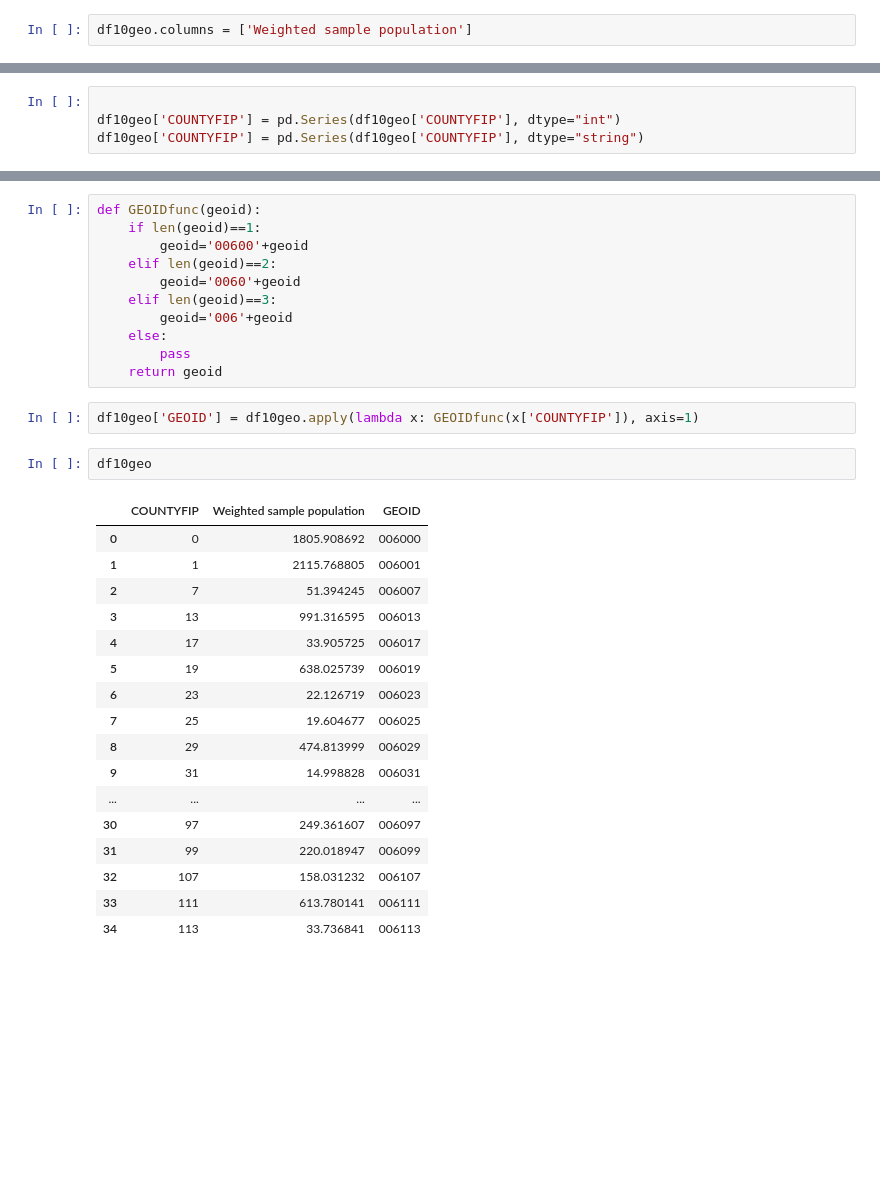
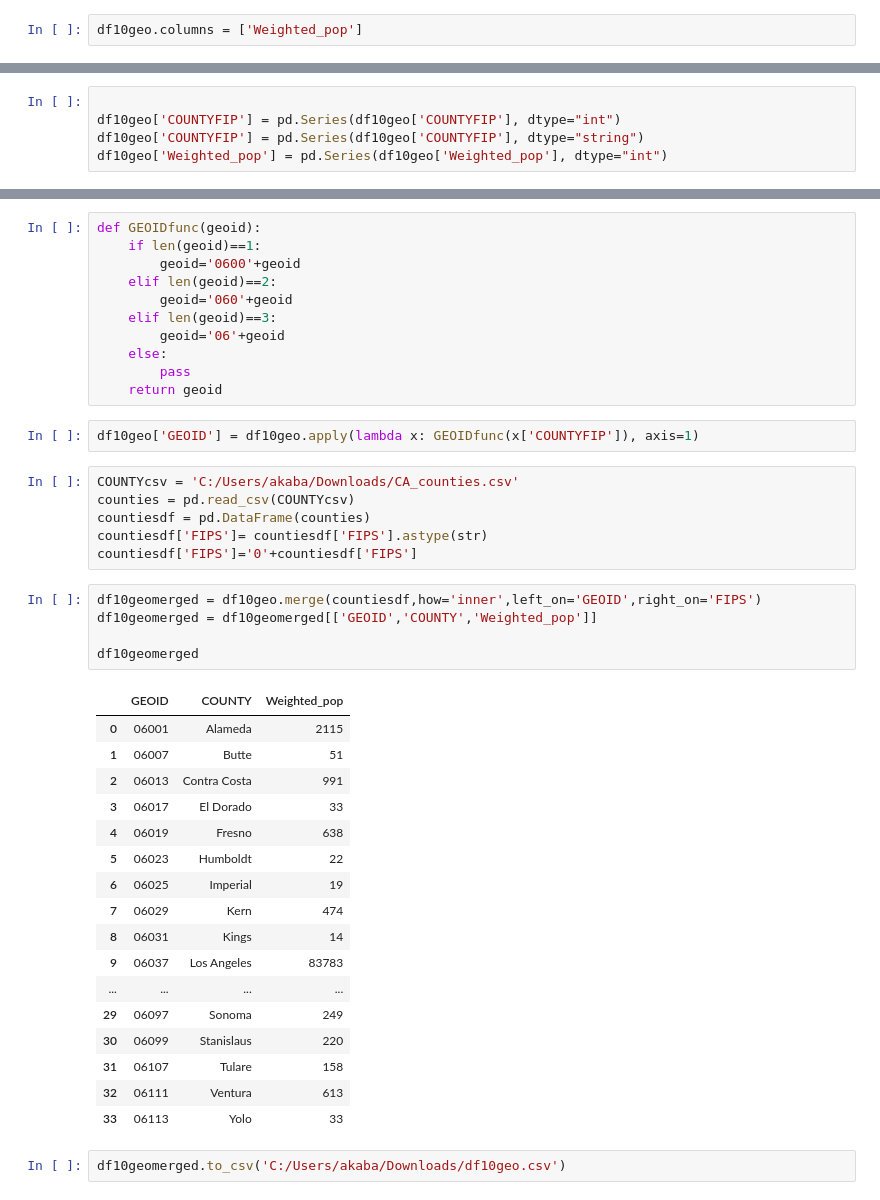
Before and after one commit to aren-kab/CDI-Capstone, a Jupyter notebook: MultiYearClust.ipynb, the cells around one changed output, grey strips where cells are left out. Drawn from its saved outputs; the diff is of its cells as text; blank space fills up the shorter version.

```diff
--- a/MultiYearClust.ipynb
+++ b/MultiYearClust.ipynb
@@ -317,13 +317,14 @@ df10geo = dfX10fin[['COUNTYFIP','EDUCbin','HHWT']].groupby('COUNTYFIP').agg({'ED
 # %%
 df10geo = (df10geo['HHWT']/df10geo['HHWT'].sum())*df10geo['EDUCbin'].values
 # %%
-df10geo.columns = ['Weighted sample population']
+df10geo.columns = ['Weighted_pop']
 # %%
 df10geo.reset_index(inplace=True)
 # %%
 
 df10geo['COUNTYFIP'] = pd.Series(df10geo['COUNTYFIP'], dtype="int")
 df10geo['COUNTYFIP'] = pd.Series(df10geo['COUNTYFIP'], dtype="string")
+df10geo['Weighted_pop'] = pd.Series(df10geo['Weighted_pop'], dtype="int")
 # %%
 df10geo.dtypes
 # %% [output]
@@ -333,33 +334,44 @@ dtype: object
 # %%
 def GEOIDfunc(geoid):
     if len(geoid)==1:
-        geoid='00600'+geoid
+        geoid='0600'+geoid
     elif len(geoid)==2:
-        geoid='0060'+geoid
+        geoid='060'+geoid
     elif len(geoid)==3:
-        geoid='006'+geoid
+        geoid='06'+geoid
     else:
         pass
     return geoid
 # %%
 df10geo['GEOID'] = df10geo.apply(lambda x: GEOIDfunc(x['COUNTYFIP']), axis=1)
+# %%
+COUNTYcsv = 'C:/Users/akaba/Downloads/CA_counties.csv'
+counties = pd.read_csv(COUNTYcsv)
+countiesdf = pd.DataFrame(counties)
+countiesdf['FIPS']= countiesdf['FIPS'].astype(str)
+countiesdf['FIPS']='0'+countiesdf['FIPS']
+# %%
+df10geomerged = df10geo.merge(countiesdf,how='inner',left_on='GEOID',right_on='FIPS')
+df10geomerged = df10geomerged[['GEOID','COUNTY','Weighted_pop']]
+
+df10geomerged
+# %% [output]
+|  | GEOID | COUNTY | Weighted_pop |
+| 0 | 06001 | Alameda | 2115 |
+| 1 | 06007 | Butte | 51 |
+| 2 | 06013 | Contra Costa | 991 |
+| 3 | 06017 | El Dorado | 33 |
+| 4 | 06019 | Fresno | 638 |
+| 5 | 06023 | Humboldt | 22 |
+| 6 | 06025 | Imperial | 19 |
+| 7 | 06029 | Kern | 474 |
+| 8 | 06031 | Kings | 14 |
+| 9 | 06037 | Los Angeles | 83783 |
+| ... | ... | ... | ... |
+| 29 | 06097 | Sonoma | 249 |
+| 30 | 06099 | Stanislaus | 220 |
+| 31 | 06107 | Tulare | 158 |
+| 32 | 06111 | Ventura | 613 |
+| 33 | 06113 | Yolo | 33 |
 # %%
-df10geo
+df10geomerged.to_csv('C:/Users/akaba/Downloads/df10geo.csv')
-# %% [output]
-|  | COUNTYFIP | Weighted sample population | GEOID |
-| 0 | 0 | 1805.908692 | 006000 |
-| 1 | 1 | 2115.768805 | 006001 |
-| 2 | 7 | 51.394245 | 006007 |
-| 3 | 13 | 991.316595 | 006013 |
-| 4 | 17 | 33.905725 | 006017 |
-| 5 | 19 | 638.025739 | 006019 |
-| 6 | 23 | 22.126719 | 006023 |
-| 7 | 25 | 19.604677 | 006025 |
-| 8 | 29 | 474.813999 | 006029 |
-| 9 | 31 | 14.998828 | 006031 |
-| ... | ... | ... | ... |
-| 30 | 97 | 249.361607 | 006097 |
-| 31 | 99 | 220.018947 | 006099 |
-| 32 | 107 | 158.031232 | 006107 |
-| 33 | 111 | 613.780141 | 006111 |
-| 34 | 113 | 33.736841 | 006113 |
```
Also changed, not shown: parts of 5 cells of this notebook.
